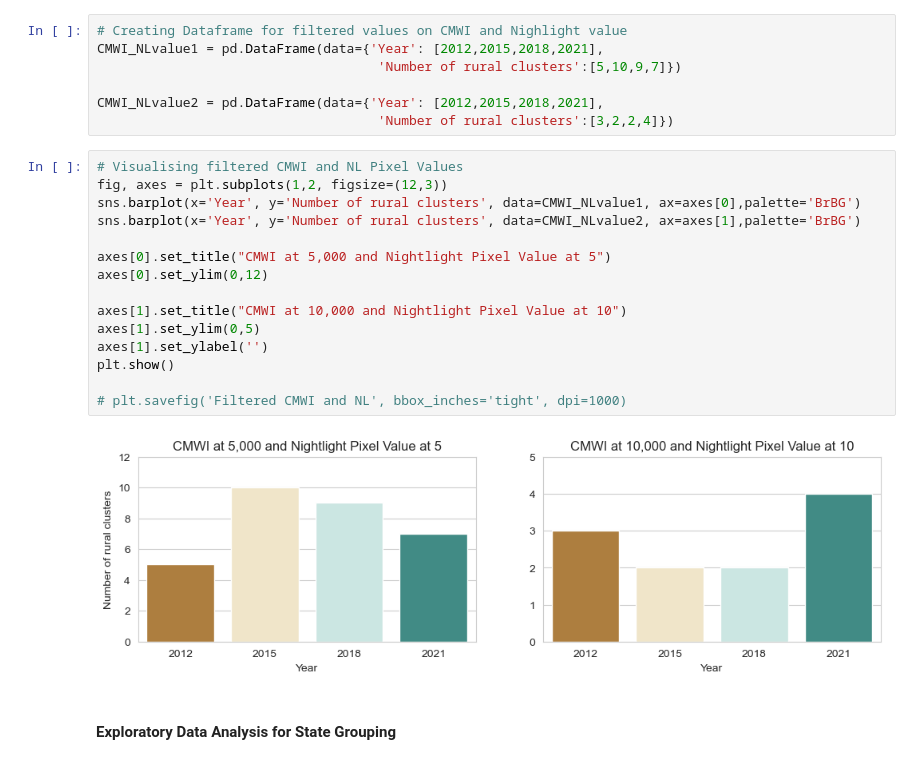
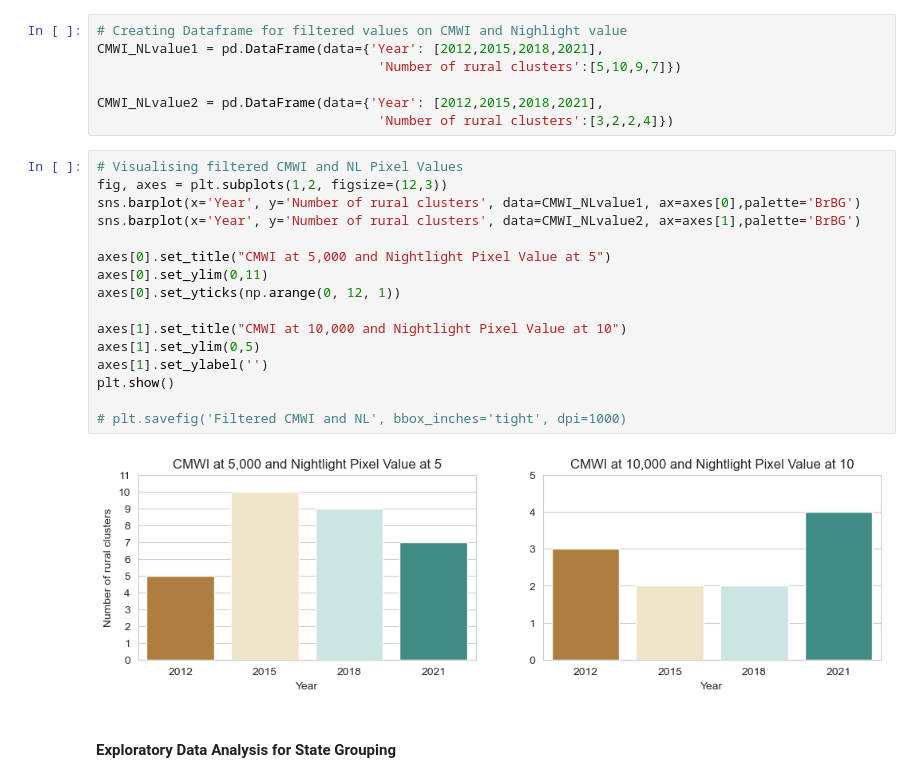
Before and after one commit to idrisaderinto/Electricity-and-Wealth-Project, a Jupyter notebook: Electricity Access and Wealth Project.ipynb, the cells around one changed output. Cells and saved outputs as stored; diff of their text form.

```diff
--- a/Electricity Access and Wealth Project.ipynb
+++ b/Electricity Access and Wealth Project.ipynb
@@ -364,20 +364,21 @@ CMWI_NLvalue2 = pd.DataFrame(data={'Year': [2012,2015,2018,2021],
 # %%
 # Visualising filtered CMWI and NL Pixel Values
 fig, axes = plt.subplots(1,2, figsize=(12,3))
 sns.barplot(x='Year', y='Number of rural clusters', data=CMWI_NLvalue1, ax=axes[0],palette='BrBG')
 sns.barplot(x='Year', y='Number of rural clusters', data=CMWI_NLvalue2, ax=axes[1],palette='BrBG')
 
 axes[0].set_title("CMWI at 5,000 and Nightlight Pixel Value at 5")
-axes[0].set_ylim(0,12)
+axes[0].set_ylim(0,11)
+axes[0].set_yticks(np.arange(0, 12, 1))
 
 axes[1].set_title("CMWI at 10,000 and Nightlight Pixel Value at 10")
 axes[1].set_ylim(0,5)
 axes[1].set_ylabel('')
 plt.show()
 
 # plt.savefig('Filtered CMWI and NL', bbox_inches='tight', dpi=1000)
 # %% [output]
-[figure, old version]
+[figure, new version]
 # %% [markdown]
 #### Exploratory Data Analysis for State Grouping
 # %%
```
Also changed, not shown: parts of 1 cell of this notebook.
